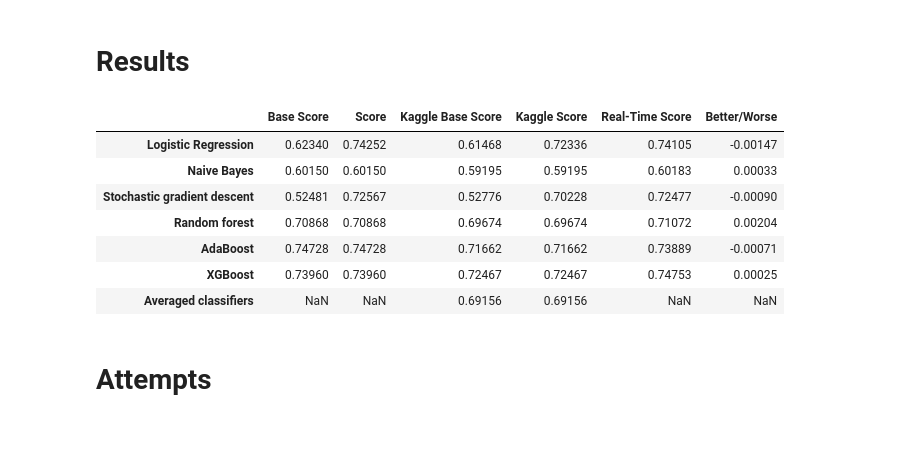
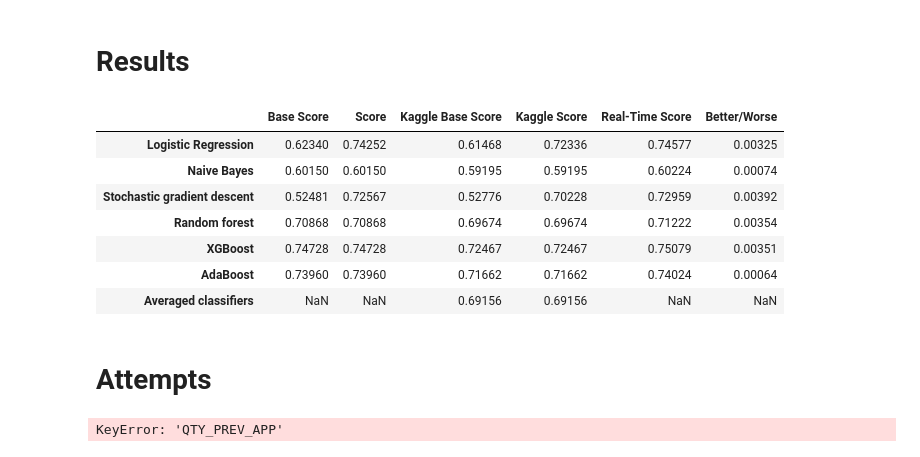
Before and after one commit to Gedas-LT/kaggle-home-credit, a Jupyter notebook: notebook.ipynb, the cells around one changed output. Saved outputs shown, nothing was run; the diff lists cells and outputs as text; code cells hidden in the pictures.

```diff
--- a/notebook.ipynb
+++ b/notebook.ipynb
@@ -491,3 +495,8 @@ Average credit amount of male client: 611095.0
+# %%
+previous_application_status = pd.get_dummies(previous_application[["SK_ID_CURR", "NAME_CONTRACT_STATUS"]], prefix="CONTRACT_STATUS").groupby("SK_ID_CURR").sum().reset_index()
+
+application_train = pd.merge(application_train, previous_application_status, on="SK_ID_CURR", how="left").fillna(0)
+application_test = pd.merge(application_test, previous_application_status, on="SK_ID_CURR", how="left").fillna(0)
 # %% [markdown]
 # Main models
 # %%
@@ -517,7 +526,7 @@ preprocessor = ColumnTransformer(
 # %% [markdown]
 ## Logistic Regression
 # %%
-log_reg = LogisticRegression(random_state=42, max_iter=300)
+log_reg = LogisticRegression(random_state=42, max_iter=400)
 
 log_pipe = Pipeline(
     steps=[
@@ -704,44 +720,44 @@ xgboost_score = 0.74728
 ada_score = 0.7396
 avg_score = None
 
 kaggle_base_log_score = 0.61468
 kaggle_base_nb_score = 0.59195
 kaggle_base_sgd_score = 0.52776
 kaggle_base_forest_score = 0.69674
 kaggle_base_xgboost_score = 0.72467
 kaggle_base_ada_score = 0.71662
 kaggle_base_avg_score = 0.69156
 
 kaggle_log_score = 0.72336
 kaggle_nb_score = 0.59195
 kaggle_sgd_score = 0.70228
 kaggle_forest_score = 0.69674
 kaggle_xgboost_score = 0.72467
 kaggle_ada_score = 0.71662
 kaggle_avg_score = 0.69156
 
 scores_table = pd.DataFrame({"Base Score": [log_base_score, nb_base_score, sgd_base_score, forest_base_score, xgboost_base_score, ada_base_score, avg_base_score],
                              "Score": [log_score, nb_score, sgd_score, forest_score, xgboost_score, ada_score, avg_score],
                              "Kaggle Base Score": [kaggle_base_log_score, kaggle_base_nb_score, kaggle_base_sgd_score, kaggle_base_forest_score,
-                                                   kaggle_base_ada_score, kaggle_base_xgboost_score, kaggle_base_avg_score],
-                             "Kaggle Score": [kaggle_log_score, kaggle_nb_score, kaggle_sgd_score, kaggle_forest_score, kaggle_ada_score, kaggle_xgboost_score, kaggle_avg_score],
-                             "Real-Time Score": [log_score_rt, nb_score_rt, sgd_score_rt, forest_score_rt, ada_score_rt, xgboost_score_rt, None],
+                                                   kaggle_base_xgboost_score, kaggle_base_ada_score, kaggle_base_avg_score],
+                             "Kaggle Score": [kaggle_log_score, kaggle_nb_score, kaggle_sgd_score, kaggle_forest_score, kaggle_xgboost_score, kaggle_ada_score, kaggle_avg_score],
+                             "Real-Time Score": [log_score_rt, nb_score_rt, sgd_score_rt, forest_score_rt, xgboost_score_rt, ada_score_rt, None],
                              "Better/Worse": [log_score_rt - log_score, nb_score_rt - nb_score, sgd_score_rt - sgd_score,
-                                              forest_score_rt - forest_score, ada_score_rt - ada_score, xgboost_score_rt - xgboost_score, None]
+                                              forest_score_rt - forest_score, xgboost_score_rt - xgboost_score, ada_score_rt - ada_score, None]
                              }
                             ).set_axis(
-                                 ["Logistic Regression", "Naive Bayes", "Stochastic gradient descent", "Random forest","AdaBoost", "XGBoost", "Averaged classifiers"], axis="index"
+                                 ["Logistic Regression", "Naive Bayes", "Stochastic gradient descent", "Random forest", "XGBoost", "AdaBoost", "Averaged classifiers"], axis="index"
                                  )
 
 scores_table
 # %% [output]
 |  | Base Score | Score | Kaggle Base Score | Kaggle Score | Real-Time Score | Better/Worse |
-| Logistic Regression | 0.62340 | 0.74252 | 0.61468 | 0.72336 | 0.74105 | -0.00147 |
-| Naive Bayes | 0.60150 | 0.60150 | 0.59195 | 0.59195 | 0.60183 | 0.00033 |
-| Stochastic gradient descent | 0.52481 | 0.72567 | 0.52776 | 0.70228 | 0.72477 | -0.00090 |
-| Random forest | 0.70868 | 0.70868 | 0.69674 | 0.69674 | 0.71072 | 0.00204 |
-| AdaBoost | 0.74728 | 0.74728 | 0.71662 | 0.71662 | 0.73889 | -0.00071 |
-| XGBoost | 0.73960 | 0.73960 | 0.72467 | 0.72467 | 0.74753 | 0.00025 |
+| Logistic Regression | 0.62340 | 0.74252 | 0.61468 | 0.72336 | 0.74577 | 0.00325 |
+| Naive Bayes | 0.60150 | 0.60150 | 0.59195 | 0.59195 | 0.60224 | 0.00074 |
+| Stochastic gradient descent | 0.52481 | 0.72567 | 0.52776 | 0.70228 | 0.72959 | 0.00392 |
+| Random forest | 0.70868 | 0.70868 | 0.69674 | 0.69674 | 0.71222 | 0.00354 |
+| XGBoost | 0.74728 | 0.74728 | 0.72467 | 0.72467 | 0.75079 | 0.00351 |
+| AdaBoost | 0.73960 | 0.73960 | 0.71662 | 0.71662 | 0.74024 | 0.00064 |
 | Averaged classifiers | NaN | NaN | 0.69156 | 0.69156 | NaN | NaN |
 # %% [markdown]
 # Attempts
@@ -752,3 +768,5 @@ application_train = pd.merge(application_train, qty_previous_application, on="SK
 application_test = pd.merge(application_test, qty_previous_application, on="SK_ID_CURR", how="left").fillna(0)
 
 pointbiserialr(application_train["QTY_PREV_APP"], application_train["TARGET"])
+# %% [output]
+KeyError: 'QTY_PREV_APP'
```
Also changed, not shown: parts of 14 cells of this notebook.
